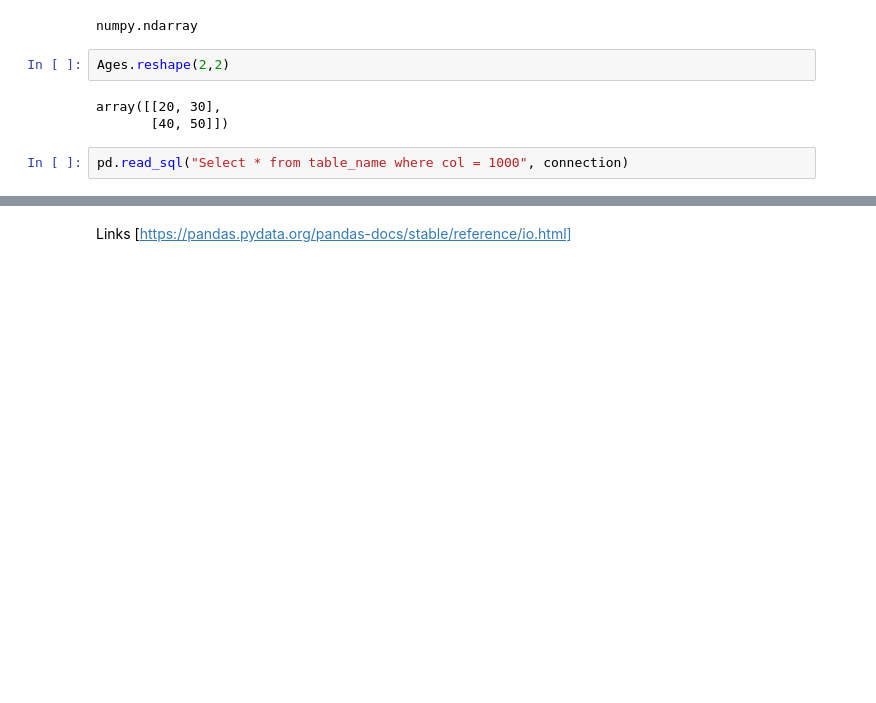
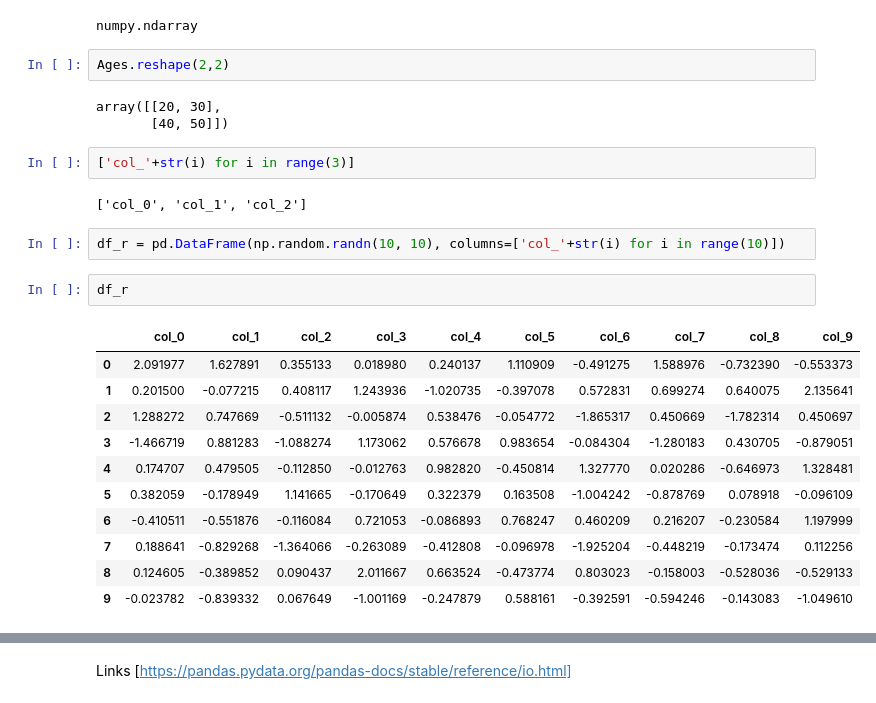
Before and after one commit to NandaCj/data-science-class, a Jupyter notebook: Python/Pandas_Basics.ipynb, the cells around one changed output, grey strips where cells are left out. Drawn from its saved outputs; the diff is of its cells as text; blank space fills up the shorter version.

```diff
--- a/Python/Pandas_Basics.ipynb
+++ b/Python/Pandas_Basics.ipynb
@@ -122,5 +131,23 @@ Ages.reshape(2,2)
 # %% [output]
 array([[20, 30],
        [40, 50]])
-# %%
-pd.read_sql("Select * from table_name where col = 1000", connection)
+# %%
+['col_'+str(i) for i in range(3)]
+# %% [output]
+['col_0', 'col_1', 'col_2']
+# %%
+df_r = pd.DataFrame(np.random.randn(10, 10), columns=['col_'+str(i) for i in range(10)])
+# %%
+df_r
+# %% [output]
+|  | col_0 | col_1 | col_2 | col_3 | col_4 | col_5 | col_6 | col_7 | col_8 | col_9 |
+| 0 | 2.091977 | 1.627891 | 0.355133 | 0.018980 | 0.240137 | 1.110909 | -0.491275 | 1.588976 | -0.732390 | -0.553373 |
+| 1 | 0.201500 | -0.077215 | 0.408117 | 1.243936 | -1.020735 | -0.397078 | 0.572831 | 0.699274 | 0.640075 | 2.135641 |
+| 2 | 1.288272 | 0.747669 | -0.511132 | -0.005874 | 0.538476 | -0.054772 | -1.865317 | 0.450669 | -1.782314 | 0.450697 |
+| 3 | -1.466719 | 0.881283 | -1.088274 | 1.173062 | 0.576678 | 0.983654 | -0.084304 | -1.280183 | 0.430705 | -0.879051 |
+| 4 | 0.174707 | 0.479505 | -0.112850 | -0.012763 | 0.982820 | -0.450814 | 1.327770 | 0.020286 | -0.646973 | 1.328481 |
+| 5 | 0.382059 | -0.178949 | 1.141665 | -0.170649 | 0.322379 | 0.163508 | -1.004242 | -0.878769 | 0.078918 | -0.096109 |
+| 6 | -0.410511 | -0.551876 | -0.116084 | 0.721053 | -0.086893 | 0.768247 | 0.460209 | 0.216207 | -0.230584 | 1.197999 |
+| 7 | 0.188641 | -0.829268 | -1.364066 | -0.263089 | -0.412808 | -0.096978 | -1.925204 | -0.448219 | -0.173474 | 0.112256 |
+| 8 | 0.124605 | -0.389852 | 0.090437 | 2.011667 | 0.663524 | -0.473774 | 0.803023 | -0.158003 | -0.528036 | -0.529133 |
+| 9 | -0.023782 | -0.839332 | 0.067649 | -1.001169 | -0.247879 | 0.588161 | -0.392591 | -0.594246 | -0.143083 | -1.049610 |
```
Also changed, not shown: parts of 14 cells of this notebook.
